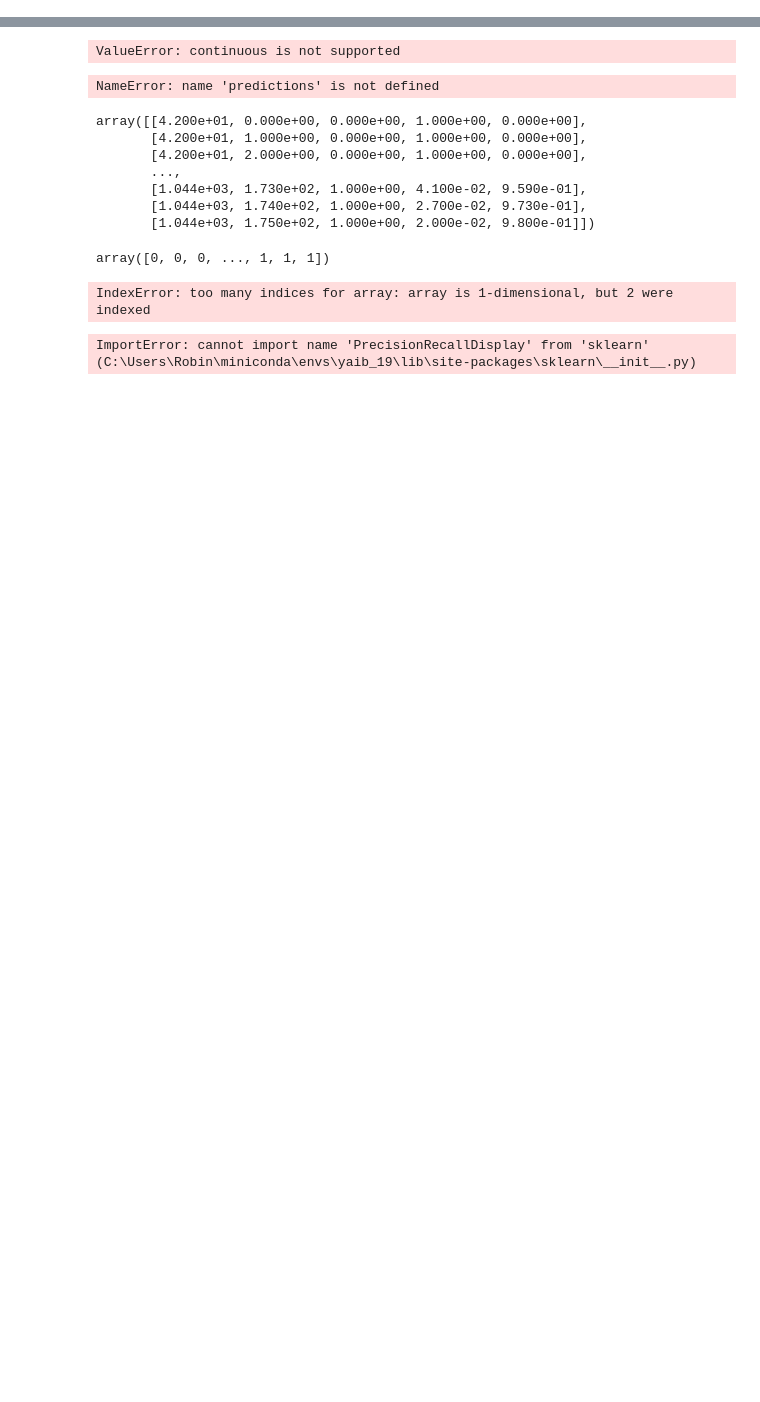
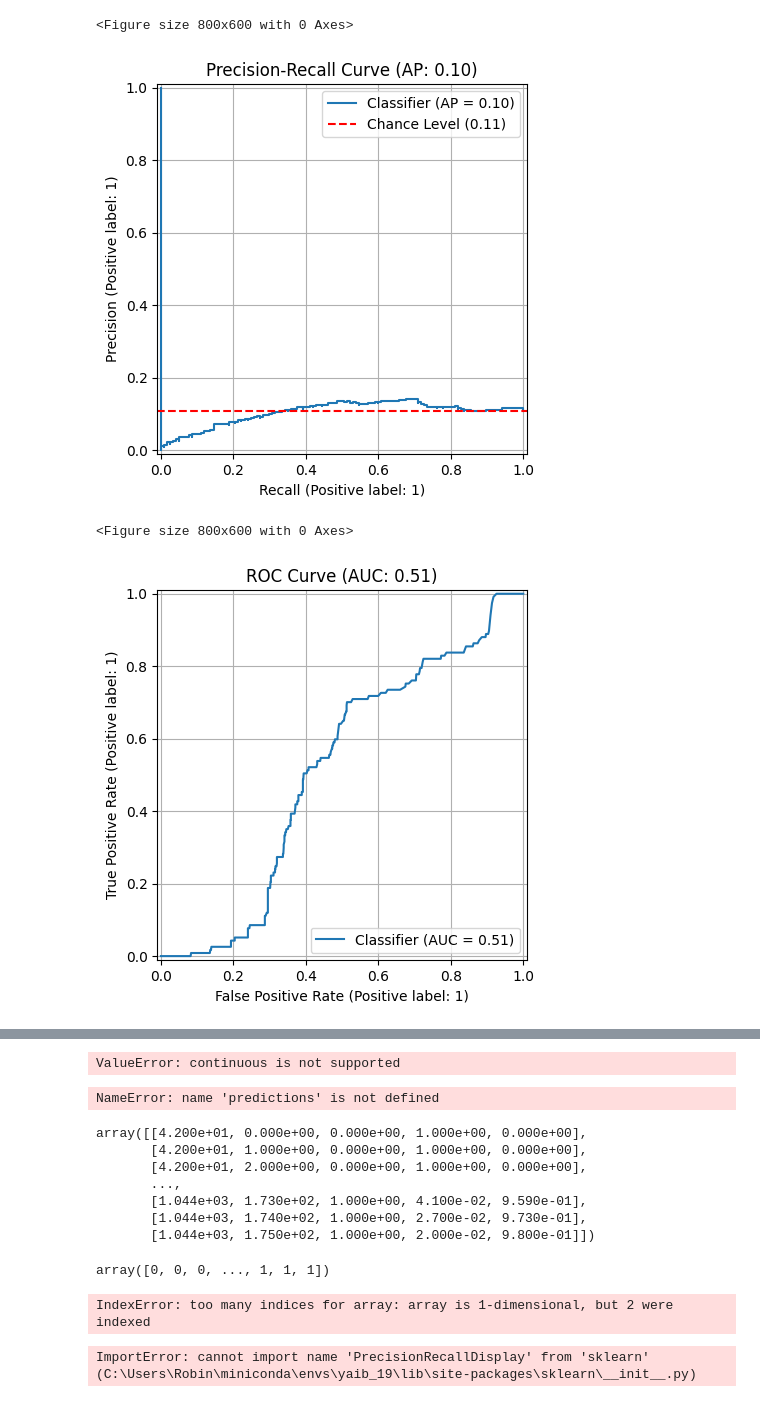
Before and after one commit to rvandewater/YAIB, a Jupyter notebook: alarm_toy.ipynb, the cells around one changed output, grey strips where cells are left out. Saved outputs shown, nothing was run; the diff lists cells and outputs as text; code cells hidden in the pictures; blank space fills up the shorter version.

```diff
--- a/alarm_toy.ipynb
+++ b/alarm_toy.ipynb
@@ -24,0 +92,64 @@ ModuleNotFoundError: No module named 'numpy'
+# %%
+import matplotlib.pyplot as plt
+from sklearn.metrics import PrecisionRecallDisplay, average_precision_score
+from sklearn.metrics import RocCurveDisplay, roc_auc_score
+
+
+def plot_auprc(df):
+    """
+    Plots the AUPRC curve based on predictions in a DataFrame.
+
+    Args:
+        df (pd.DataFrame): DataFrame containing columns '# id', 'time', 'ground_truth', 'prediction_0', 'prediction_1'.
+    """
+    # Extract ground truth and predictions
+    ground_truth = df["ground_truth"]
+    predictions = df["prediction_1"]
+
+    # Calculate average precision score
+    average_precision = average_precision_score(ground_truth, predictions)
+
+    # Calculate chance level (mean of ground truth)
+    chance_level = ground_truth.mean()
+
+    # Plot Precision-Recall curve
+    plt.figure(figsize=(8, 6))
+    PrecisionRecallDisplay.from_predictions(ground_truth, predictions)
+    plt.axhline(y=chance_level, color="red", linestyle="--", label=f"Chance Level ({chance_level:.2f})")
+    plt.title(f"Precision-Recall Curve (AP: {average_precision:.2f})")
+    plt.legend()
+    plt.grid()
+    plt.show()
+
+
+def plot_auroc(df):
+    """
+    Plots the AUROC curve based on predictions in a DataFrame.
+
+    Args:
+        df (pd.DataFrame): DataFrame containing columns '# id', 'time', 'ground_truth', 'prediction_0', 'prediction_1'.
+    """
+    # Extract ground truth and predictions
+    ground_truth = df["ground_truth"]
+    predictions = df["prediction_1"]
+
+    # Calculate AUROC score
+    roc_auc = roc_auc_score(ground_truth, predictions)
+
+    # Plot ROC curve
+    plt.figure(figsize=(8, 6))
+    RocCurveDisplay.from_predictions(ground_truth, predictions)
+    plt.title(f"ROC Curve (AUC: {roc_auc:.2f})")
+    plt.grid()
+    plt.show()
+
+
+preds_path = "/Users/robin/Documents/git/yaib_logs/mimic_demo/aki/XGBClassifier/2025-06-18T17-11-27.152583/repetition_0/fold_0/pred_indicators.csv"
+preds = pd.read_csv(preds_path)
+plot_auprc(preds)
+plot_auroc(preds)
+# %% [output]
+<Figure size 800x600 with 0 Axes>
+[figure, added]
+<Figure size 800x600 with 0 Axes>
+[figure, added]
```
Also changed, not shown: parts of 5 cells of this notebook, 5 other files.
